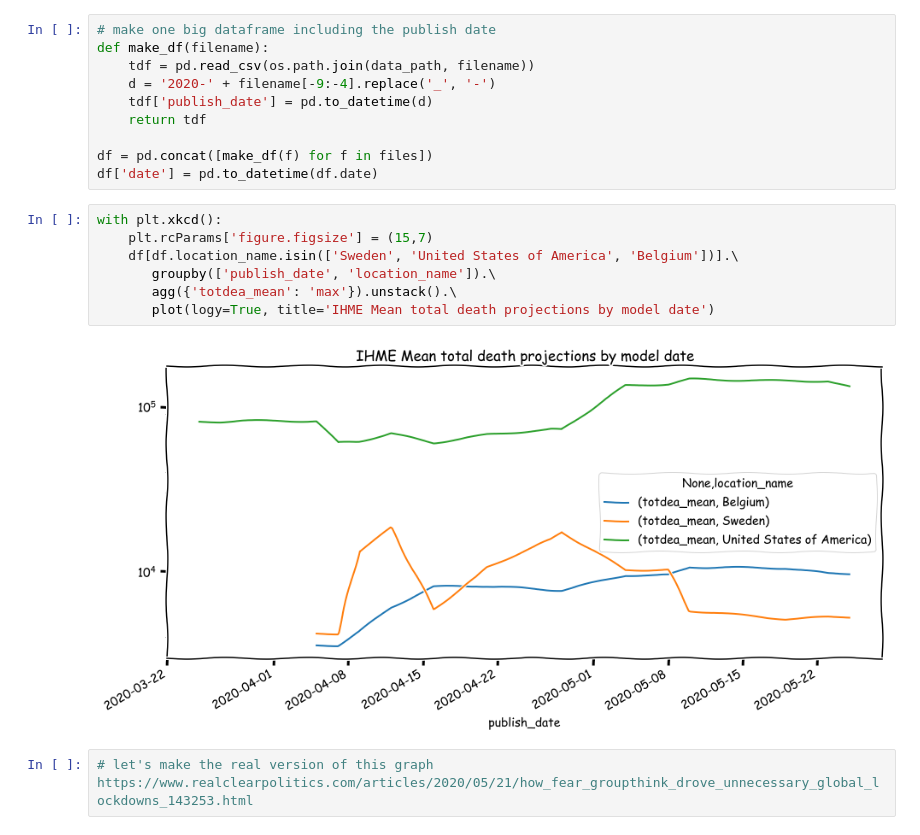
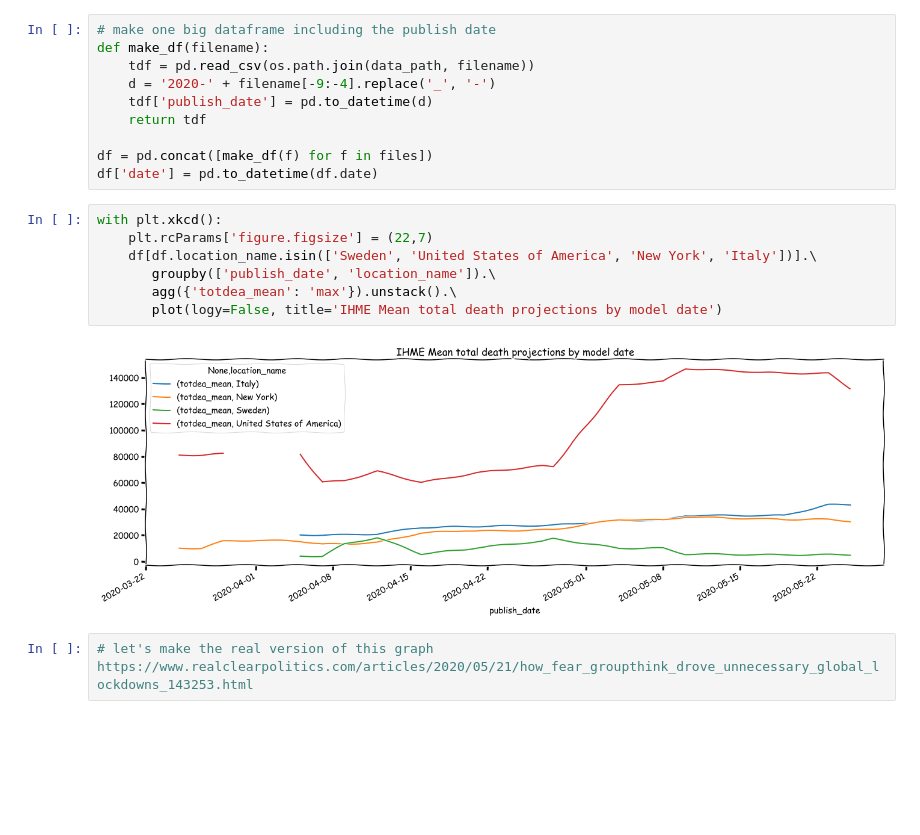
Before and after one commit to mrichard91/ihme_model_notebook, a Jupyter notebook: IHME regression.ipynb, the cells around one changed output. Cells and saved outputs as stored; diff of their text form; blank space fills up the shorter version.

```diff
--- a/IHME regression.ipynb
+++ b/IHME regression.ipynb
@@ -25,13 +25,13 @@ df = pd.concat([make_df(f) for f in files])
 df['date'] = pd.to_datetime(df.date)
 # %%
 with plt.xkcd():
-    plt.rcParams['figure.figsize'] = (15,7)
-    df[df.location_name.isin(['Sweden', 'United States of America', 'Belgium'])].\
+    plt.rcParams['figure.figsize'] = (22,7)
+    df[df.location_name.isin(['Sweden', 'United States of America', 'New York', 'Italy'])].\
        groupby(['publish_date', 'location_name']).\
        agg({'totdea_mean': 'max'}).unstack().\
-       plot(logy=True, title='IHME Mean total death projections by model date')
+       plot(logy=False, title='IHME Mean total death projections by model date')
 # %% [output]
-[figure, old version]
+[figure, new version]
 # %%
 # let's make the real version of this graph https://www.realclearpolitics.com/articles/2020/05/21/how_fear_groupthink_drove_unnecessary_global_lockdowns_143253.html
 # %% [markdown]
```
Also changed, not shown: parts of 3 cells of this notebook.
